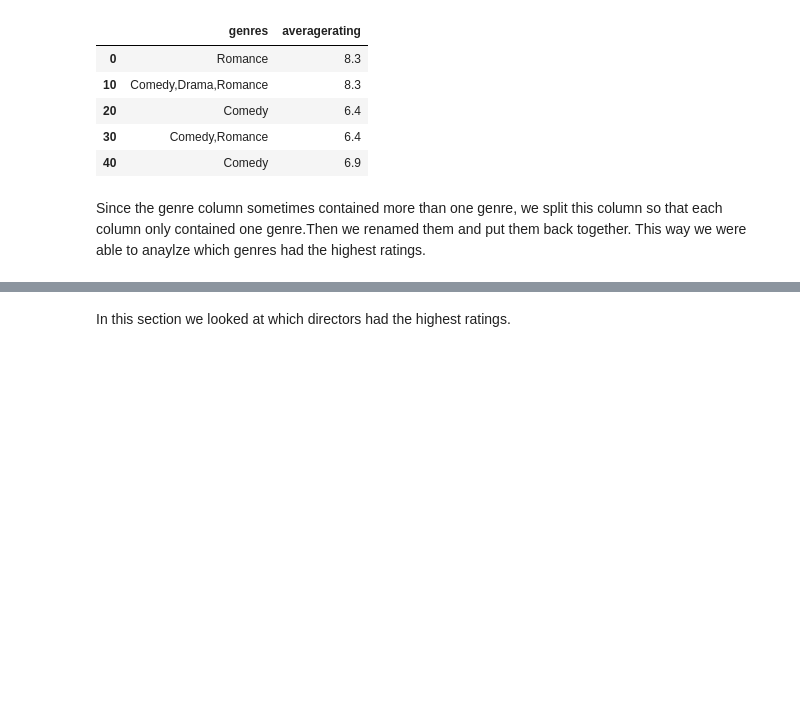
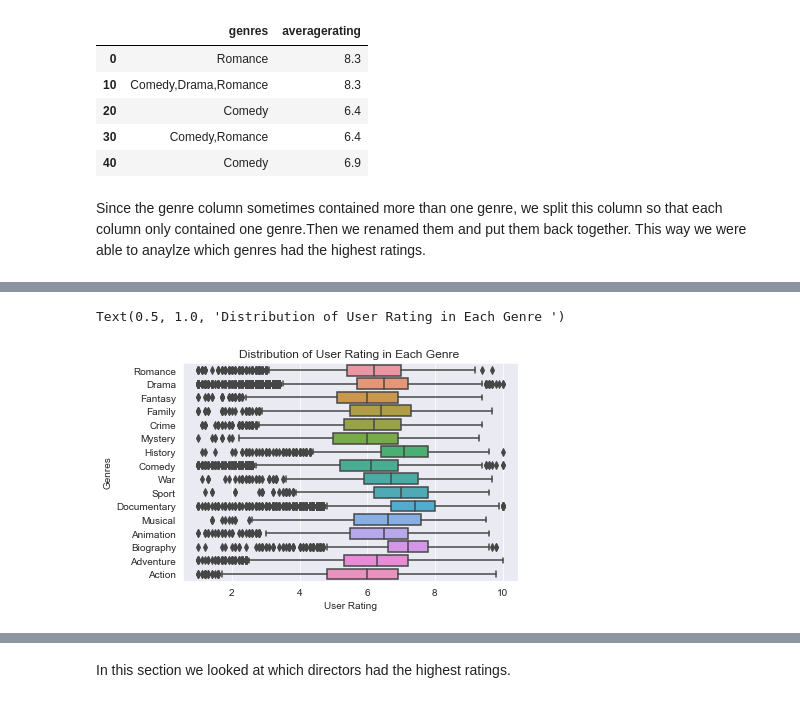
Before and after one commit to halemade/film_recommendations, a Jupyter notebook: explore_data.ipynb, the cells around one changed output, grey strips where cells are left out. Saved outputs shown, nothing was run; the diff lists cells and outputs as text; code cells hidden in the pictures; blank space fills up the shorter version.

```diff
--- a/explore_data.ipynb
+++ b/explore_data.ipynb
@@ -93,12 +80,7 @@ imdb_genre_rating_one=imdb_genre_rating_one.rename(columns={"One":"Genre"})
 imdb_genre_rating_two=imdb_genre_rating_two.rename(columns={"Two":"Genre"})
 imdb_genre_rating_three=imdb_genre_rating_three.rename(columns={"Three":"Genre"})
 genre_rating=pd.concat([imdb_genre_rating_three,imdb_genre_rating_two,imdb_genre_rating_one])
-genre_rating.set_index('Genre')
-genre_rating=genre_rating.drop(genre_rating[genre_rating["Genre"]=='Reality-TV'].index).drop(genre_rating[genre_rating["Genre"]=='Game-Shows'].index)
-genre_rating=genre_rating.dropna()
-genre_rating.groupby('Genre').mean().plot.bar()
-sns.set_theme(style="darkgrid")
-ax = sns.barplot(x="Genre", y="averagerating", data=genre_rating)
+genre_rating['Genre'].unique()
 # %% [output]
 A value is trying to be set on a copy of a slice from a DataFrame.
 Try using .loc[row_indexer,col_indexer] = value instead
@@ -108,0 +95,8 @@ See the caveats in the documentation: https://pandas.pydata.org/pandas-docs/stab
+# %%
+genre_rating=genre_rating[genre_rating.Genre != 'Music']
+genre_rating=genre_rating[genre_rating.Genre != 'Reality-TV']
+genre_rating=genre_rating[genre_rating.Genre != 'News']
+genre_rating=genre_rating[genre_rating.Genre != 'Game-Show']
+genre_rating=genre_rating[genre_rating.Genre != 'Short']
+genre_rating.dropna(inplace=True)
+genre_rating['Genre'].unique()
@@ -108,0 +132,15 @@ See the caveats in the documentation: https://pandas.pydata.org/pandas-docs/stab
+# %%
+genre_rating=genre_rating[genre_rating.Genre != 'Horror']
+genre_rating=genre_rating[genre_rating.Genre != 'Western']
+genre_rating=genre_rating[genre_rating.Genre != 'Thriller']
+genre_rating=genre_rating[genre_rating.Genre != 'Sci-Fi']
+genre_rating=genre_rating[genre_rating.Genre != 'Adult']
+genre_rating.groupby(genre_rating['Genre']).agg(['mean','median'])
+
+ax= sns.boxplot(x="averagerating",y="Genre",data=genre_rating)
+ax.set_xlabel("User Rating")
+ax.set_ylabel("Genres")
+ax.set_title("Distribution of User Rating in Each Genre ")
+# %% [output]
+Text(0.5, 1.0, 'Distribution of User Rating in Each Genre ')
+[figure, added]
```
Also changed, not shown: parts of 13 cells of this notebook.
